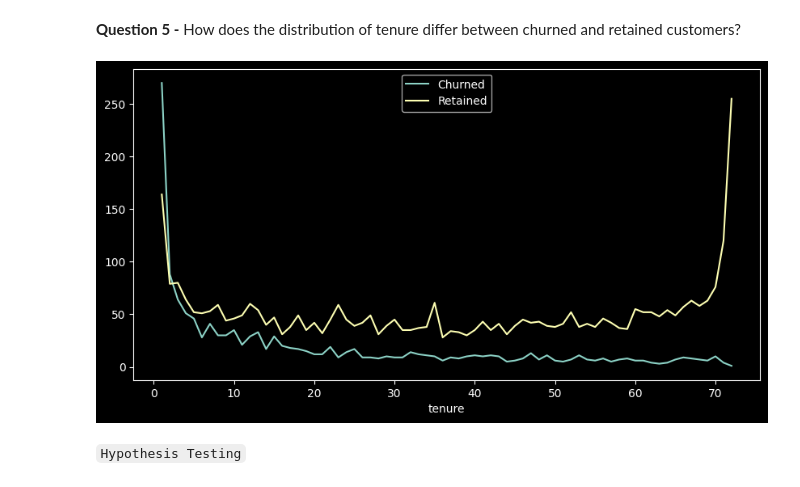
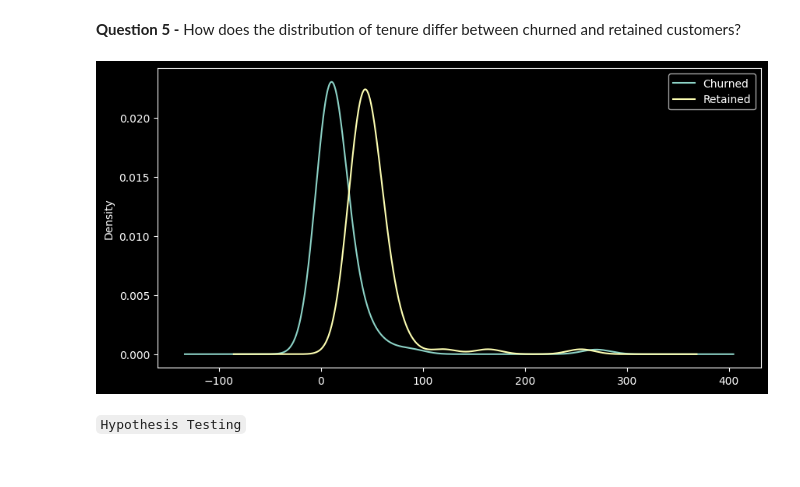
Before and after one commit to zubeetech/Customer-Churn-Prediction, a Jupyter notebook: Notebook/customer_churn.ipynb, the cells around one changed output. Cells and saved outputs as stored; diff of their text form; code cells hidden in the pictures.

```diff
--- a/Notebook/customer_churn.ipynb
+++ b/Notebook/customer_churn.ipynb
@@ -583,14 +619,14 @@ for i,col in enumerate(data):
 # %%
 #checking distribution of tenure for retained and churned customers
 churned_tenure = (df['tenure'].where(df['Churn'] == 1).value_counts())
 
 retained_tenure = (df['tenure'].where(df['Churn'] == 0).value_counts())
 
 data = pd.DataFrame({'Churned':churned_tenure,'Retained':retained_tenure})
 
-data.plot(kind='line', figsize=(10,5));
+data.plot(kind='kde', figsize=(10,5));
 # %% [output]
-[figure, old version]
+[figure, new version]
 # %% [markdown]
 `Hypothesis Testing`
 # %%
```
Also changed, not shown: parts of 19 cells of this notebook.
